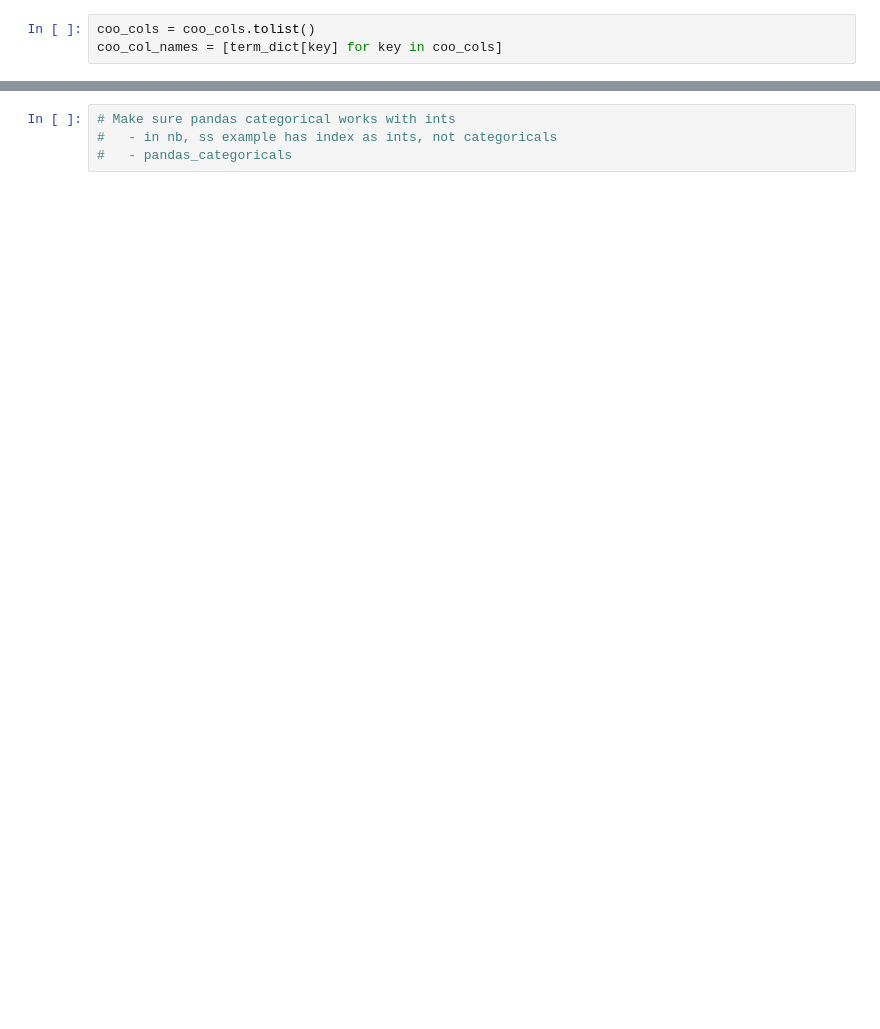
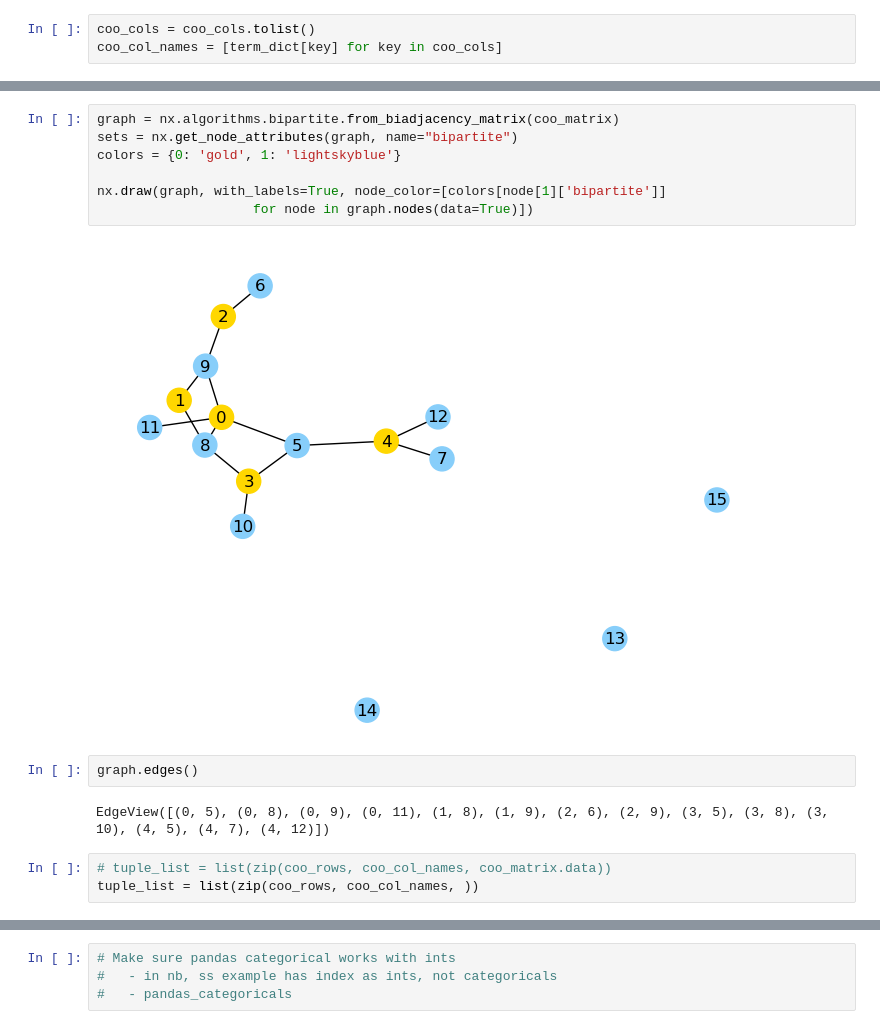
Before and after one commit to usnistgov/grabble, a Jupyter notebook: notebooks/python_decorator.ipynb, the cells around one changed output, grey strips where cells are left out. Saved outputs shown, nothing was run; the diff lists cells and outputs as text; blank space fills up the shorter version.

```diff
--- a/notebooks/python_decorator.ipynb
+++ b/notebooks/python_decorator.ipynb
@@ -147,0 +149,16 @@ coo
+# %%
+graph = nx.algorithms.bipartite.from_biadjacency_matrix(coo_matrix)
+sets = nx.get_node_attributes(graph, name="bipartite")
+colors = {0: 'gold', 1: 'lightskyblue'}
+
+nx.draw(graph, with_labels=True, node_color=[colors[node[1]['bipartite']]
+                    for node in graph.nodes(data=True)])
+# %% [output]
+[figure, added]
+# %%
+graph.edges()
+# %% [output]
+EdgeView([(0, 5), (0, 8), (0, 9), (0, 11), (1, 8), (1, 9), (2, 6), (2, 9), (3, 5), (3, 8), (3, 10), (4, 5), (4, 7), (4, 12)])
+# %%
+# tuple_list = list(zip(coo_rows, coo_col_names, coo_matrix.data))
+tuple_list = list(zip(coo_rows, coo_col_names, ))
```
Also changed, not shown: parts of 16 cells of this notebook.
